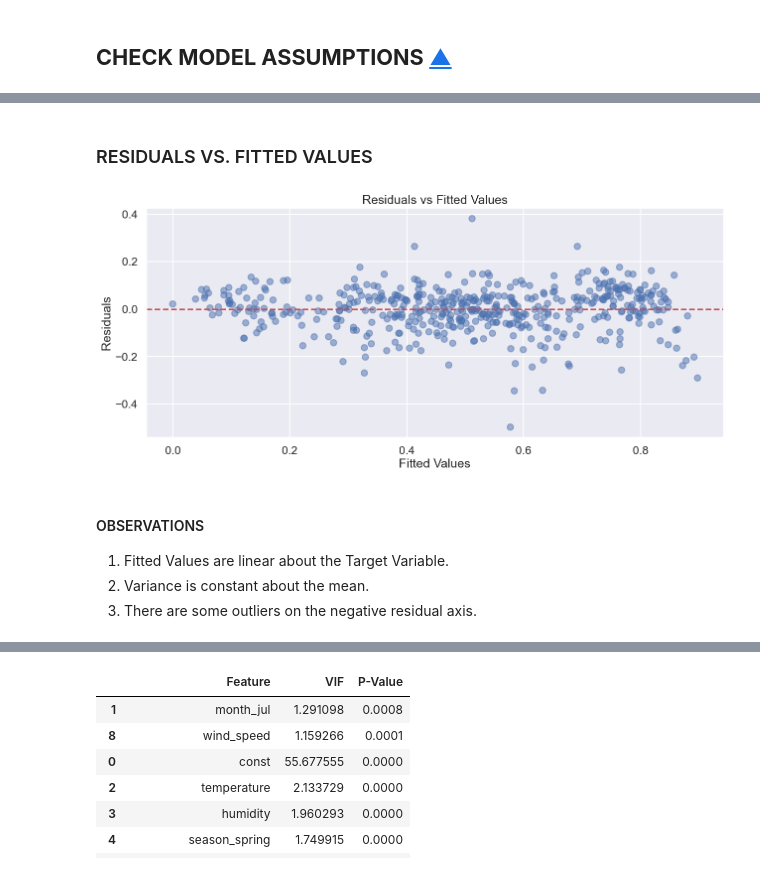
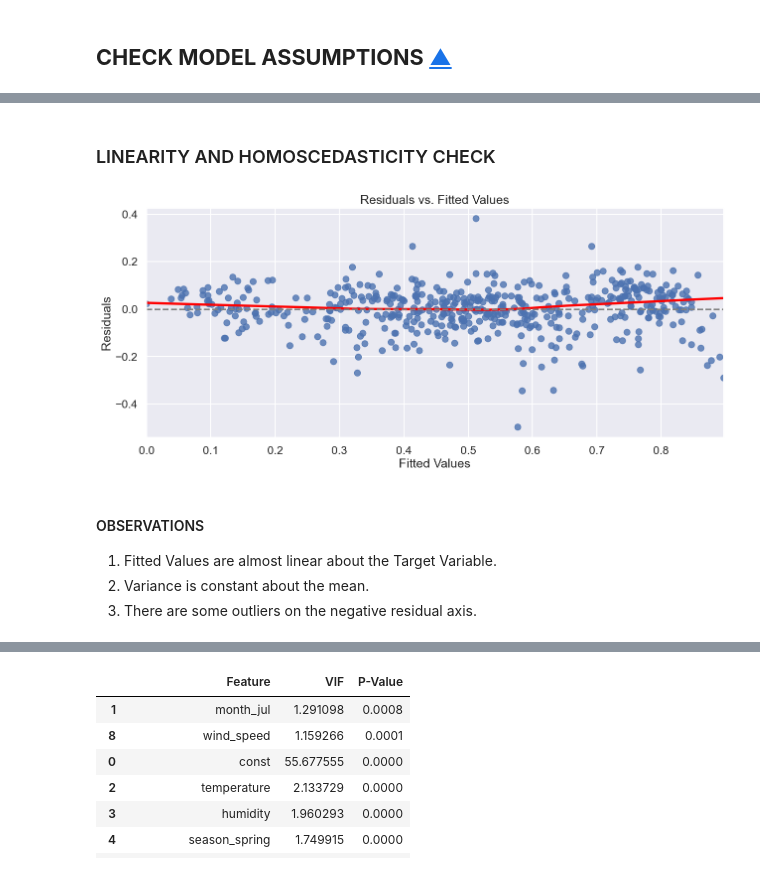
Before and after one commit to svenkatlata/Bike_Sharing_Multiple_Linear_Regression, a Jupyter notebook: Bike_Sharing_Multiple_Linear_Regression.ipynb, the cells around one changed output, grey strips where cells are left out. Saved outputs shown, nothing was run; the diff lists cells and outputs as text; code cells hidden in the pictures.

```diff
--- a/Bike_Sharing_Multiple_Linear_Regression.ipynb
+++ b/Bike_Sharing_Multiple_Linear_Regression.ipynb
@@ -1795,23 +1833,19 @@ plt.show()
 # %% [markdown]
-### RESIDUALS VS. FITTED VALUES
+### LINEARITY AND HOMOSCEDASTICITY CHECK
 # %%
-# Get fitted values and residuals
-fitted_values = final_model_sm.fittedvalues
-residuals = final_model_sm.resid
-
 # Plot Residuals vs Fitted
 plt.figure(figsize=(15, 6))
-plt.scatter(fitted_values, residuals, alpha=0.5)
-plt.axhline(y=0, color='r', linestyle='--')
-plt.title('Residuals vs Fitted Values')
+sns.residplot(x=fitted_values, y=residuals, lowess=True, line_kws={'color': 'red'})
+plt.axhline(0, linestyle='--', color='gray')
 plt.xlabel('Fitted Values')
 plt.ylabel('Residuals')
+plt.title('Residuals vs. Fitted Values')
 plt.show()
 # %% [output]
-[figure, old version]
+[figure, new version]
 # %% [markdown]
 #### OBSERVATIONS
 
-1. Fitted Values are linear about the Target Variable.
+1. Fitted Values are almost linear about the Target Variable.
 2. Variance is constant about the mean.
 3. There are some outliers on the negative residual axis.
```
Also changed, not shown: parts of 35 cells of this notebook, 1 other file.
